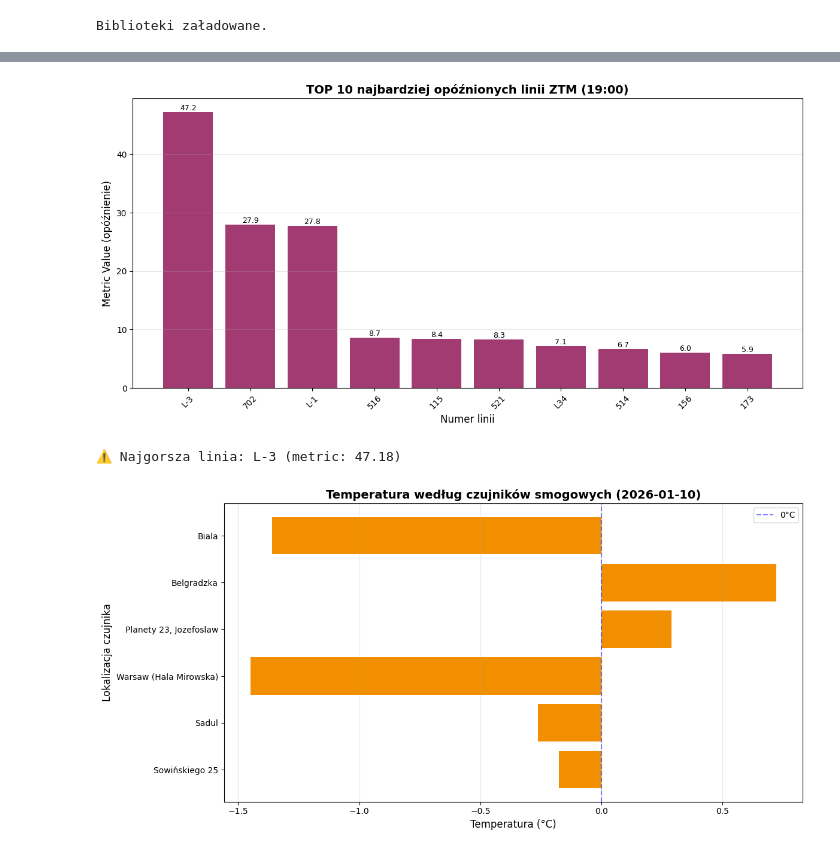
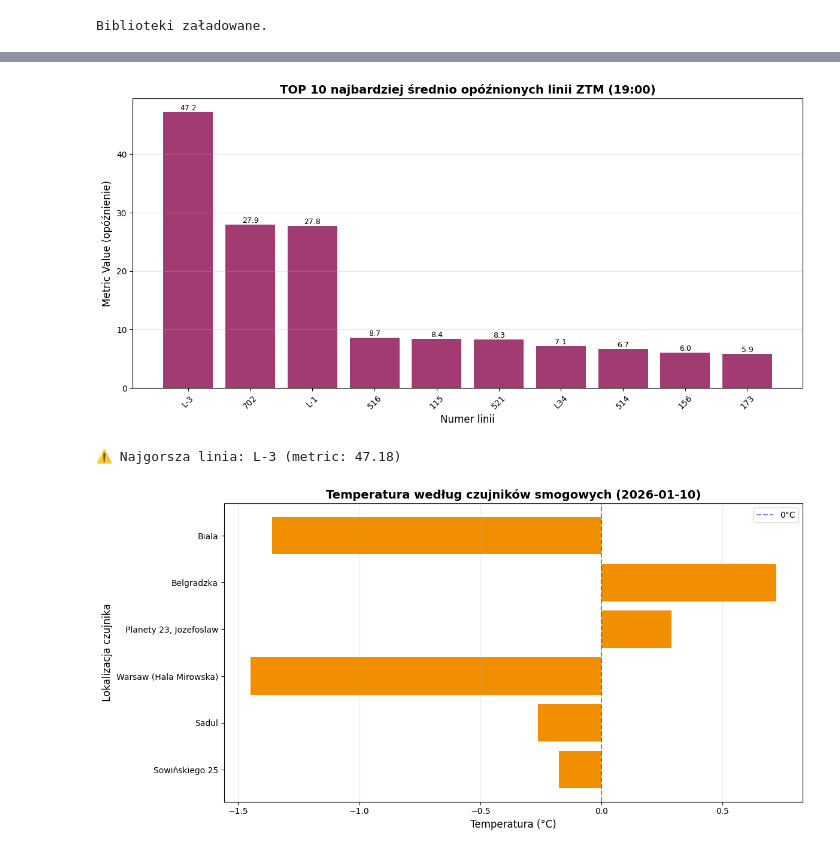
Before and after one commit to mickuk/Big-Data-Project-2025Z, a Jupyter notebook: spark_analysis/full_analysis.ipynb, the cells around one changed output, grey strips where cells are left out. Cells and saved outputs as stored; diff of their text form; code cells hidden in the pictures.

```diff
--- a/spark_analysis/full_analysis.ipynb
+++ b/spark_analysis/full_analysis.ipynb
@@ -377,11 +365,12 @@ only showing top 20 rows
 # %%
+df_pd = df_ztm_day.toPandas()
 top10_delayed = df_pd.nlargest(10, 'metric_val')
 
 plt.figure(figsize=(12, 6))
 bars = plt.bar(top10_delayed['line_number'].astype(str), top10_delayed['metric_val'], color='#A23B72')
 plt.xlabel('Numer linii', fontsize=12)
 plt.ylabel('Metric Value (opóźnienie)', fontsize=12)
-plt.title('TOP 10 najbardziej opóźnionych linii ZTM (19:00)', fontsize=14, fontweight='bold')
+plt.title('TOP 10 najbardziej średnio opóźnionych linii ZTM (19:00)', fontsize=14, fontweight='bold')
 plt.xticks(rotation=45)
 plt.grid(axis='y', alpha=0.3)
 
@@ -399,5 +389,5 @@ print(f"⚠️ Najgorsza linia: {top10_delayed.iloc[0]['line_number']} (metric:
-[figure, old version]
+[figure, new version]
-⚠️ Najgorsza linia: L-3 (metric: 47.18)
+⚠️ Najgorsza linia: L-3 (metric: 47.18)
 # %%
 df_temp = df_air_day.filter(col('parameter') == 'temperature').toPandas()
 
```
Also changed, not shown: parts of 10 cells of this notebook.
